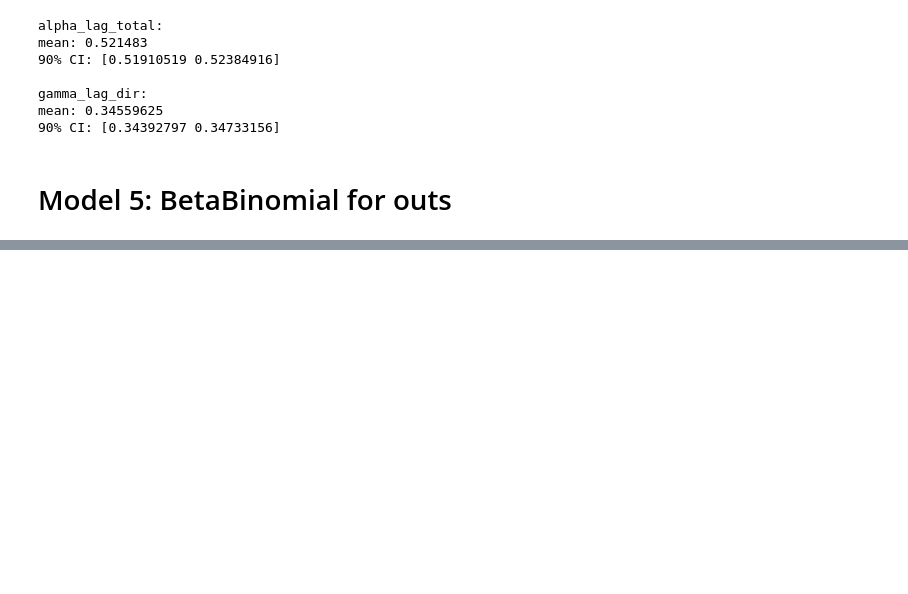
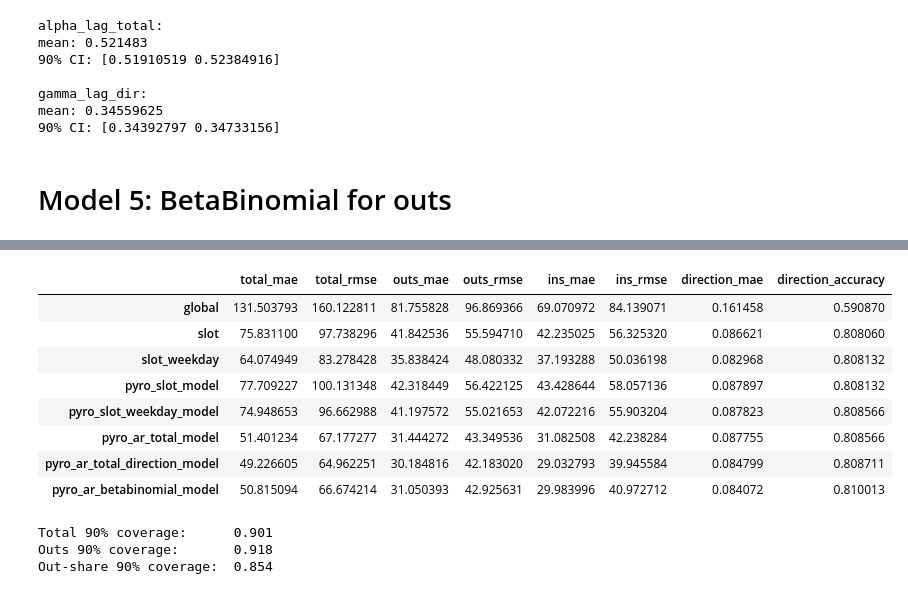
Before and after one commit to cri3t14n/CopenMetroAnalysis, a Jupyter notebook: IndividualWork/Cristian/pyro_model.ipynb, the cells around one changed output, grey strips where cells are left out. Drawn from its saved outputs; the diff is of its cells as text; code cells hidden in the pictures; blank space fills up the shorter version.

```diff
--- a/IndividualWork/Cristian/pyro_model.ipynb
+++ b/IndividualWork/Cristian/pyro_model.ipynb
@@ -1001,0 +1198,56 @@ mean: 0.34559625
+# %%
+pyro_bb_metrics = {
+    "total_mae": mae(test_ar_df["total"], test_ar_df["pyro_bb_total_mean"]),
+    "total_rmse": rmse(test_ar_df["total"], test_ar_df["pyro_bb_total_mean"]),
+    "outs_mae": mae(test_ar_df["outs"], test_ar_df["pyro_bb_outs_mean"]),
+    "outs_rmse": rmse(test_ar_df["outs"], test_ar_df["pyro_bb_outs_mean"]),
+    "ins_mae": mae(test_ar_df["ins"], test_ar_df["pyro_bb_ins_mean"]),
+    "ins_rmse": rmse(test_ar_df["ins"], test_ar_df["pyro_bb_ins_mean"]),
+    "direction_mae": mae(
+        test_ar_df["outs_share"],
+        test_ar_df["pyro_bb_outs_share_mean"]
+    ),
+}
+
+true_direction_bb = test_ar_df["outs"] > test_ar_df["ins"]
+pred_direction_bb = test_ar_df["pyro_bb_outs_mean"] > test_ar_df["pyro_bb_ins_mean"]
+
+pyro_bb_metrics["direction_accuracy"] = np.mean(
+    true_direction_bb == pred_direction_bb
+)
+
+comparison.loc["pyro_ar_betabinomial_model"] = pyro_bb_metrics
+comparison
+# %% [output]
+|  | total_mae | total_rmse | outs_mae | outs_rmse | ins_mae | ins_rmse | direction_mae | direction_accuracy |
+| global | 131.503793 | 160.122811 | 81.755828 | 96.869366 | 69.070972 | 84.139071 | 0.161458 | 0.590870 |
+| slot | 75.831100 | 97.738296 | 41.842536 | 55.594710 | 42.235025 | 56.325320 | 0.086621 | 0.808060 |
+| slot_weekday | 64.074949 | 83.278428 | 35.838424 | 48.080332 | 37.193288 | 50.036198 | 0.082968 | 0.808132 |
+| pyro_slot_model | 77.709227 | 100.131348 | 42.318449 | 56.422125 | 43.428644 | 58.057136 | 0.087897 | 0.808132 |
+| pyro_slot_weekday_model | 74.948653 | 96.662988 | 41.197572 | 55.021653 | 42.072216 | 55.903204 | 0.087823 | 0.808566 |
+| pyro_ar_total_model | 51.401234 | 67.177277 | 31.444272 | 43.349536 | 31.082508 | 42.238284 | 0.087755 | 0.808566 |
+| pyro_ar_total_direction_model | 49.226605 | 64.962251 | 30.184816 | 42.183020 | 29.032793 | 39.945584 | 0.084799 | 0.808711 |
+| pyro_ar_betabinomial_model | 50.815094 | 66.674214 | 31.050393 | 42.925631 | 29.983996 | 40.972712 | 0.084072 | 0.810013 |
+# %%
+total_coverage_bb = np.mean(
+    (test_ar_df["total"] >= test_ar_df["pyro_bb_total_q05"]) &
+    (test_ar_df["total"] <= test_ar_df["pyro_bb_total_q95"])
+)
+
+outs_coverage_bb = np.mean(
+    (test_ar_df["outs"] >= test_ar_df["pyro_bb_outs_q05"]) &
+    (test_ar_df["outs"] <= test_ar_df["pyro_bb_outs_q95"])
+)
+
+share_coverage_bb = np.mean(
+    (test_ar_df["outs_share"] >= test_ar_df["pyro_bb_outs_share_q05"]) &
+    (test_ar_df["outs_share"] <= test_ar_df["pyro_bb_outs_share_q95"])
+)
+
+print(f"Total 90% coverage:      {total_coverage_bb:.3f}")
+print(f"Outs 90% coverage:       {outs_coverage_bb:.3f}")
+print(f"Out-share 90% coverage:  {share_coverage_bb:.3f}")
+# %% [output]
+Total 90% coverage:      0.901
+Outs 90% coverage:       0.918
+Out-share 90% coverage:  0.854
```
Also changed, not shown: parts of 10 cells of this notebook, 8 other files.
